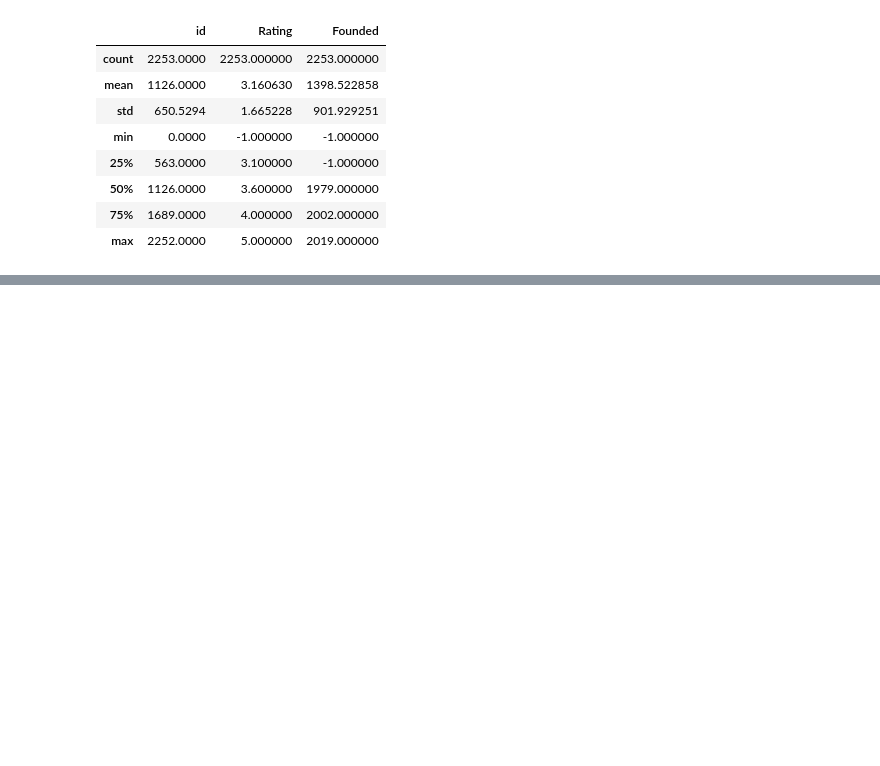
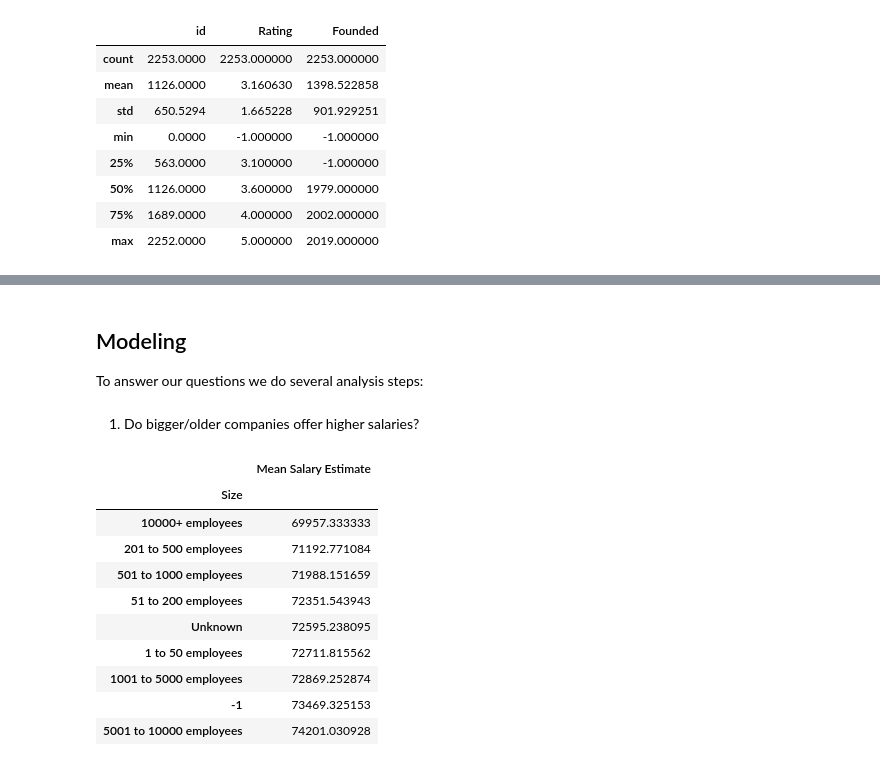
Before and after one commit to maylae/job_offers_analysis, a Jupyter notebook: Data Analysis for Data Analyst Job Offers on Glassdoor.ipynb, the cells around one changed output, grey strips where cells are left out. Cells and saved outputs as stored; diff of their text form; code cells hidden in the pictures; blank space fills up the shorter version.

```diff
--- a/Data Analysis for Data Analyst Job Offers on Glassdoor.ipynb
+++ b/Data Analysis for Data Analyst Job Offers on Glassdoor.ipynb
@@ -50,0 +261,19 @@ df.describe()
+# %% [markdown]
+## Modeling
+To answer our questions we do several analysis steps:
+# %% [markdown]
+1. Do bigger/older companies offer higher salaries?
+# %%
+df[["Size", "Mean Salary Estimate"]].groupby(by=["Size"]).mean().sort_values(["Mean Salary Estimate"])
+# %% [output]
+|  | Mean Salary Estimate |
+| Size |  |
+| 10000+ employees | 69957.333333 |
+| 201 to 500 employees | 71192.771084 |
+| 501 to 1000 employees | 71988.151659 |
+| 51 to 200 employees | 72351.543943 |
+| Unknown | 72595.238095 |
+| 1 to 50 employees | 72711.815562 |
+| 1001 to 5000 employees | 72869.252874 |
+| -1 | 73469.325153 |
+| 5001 to 10000 employees | 74201.030928 |
```
Also changed, not shown: parts of 23 cells of this notebook, 1 other file.
